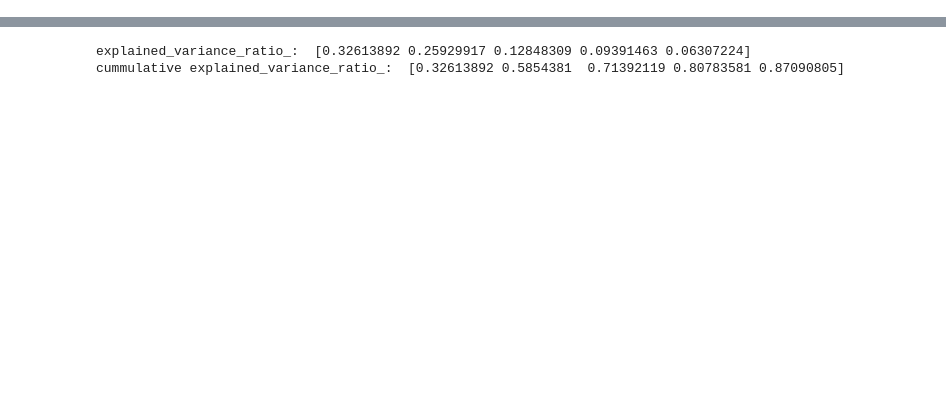
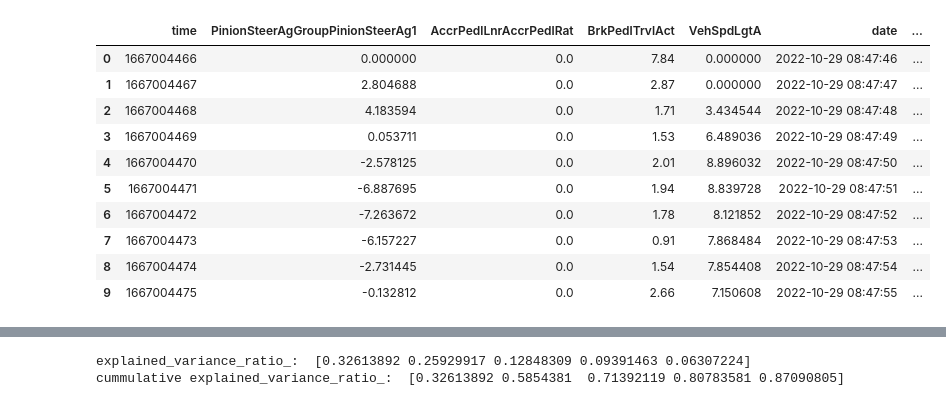
Before and after one commit to LittleLi2020/usage-based-insurance, a Jupyter notebook: lotus/radar_map.ipynb, the cells around one changed output, grey strips where cells are left out. Cells and saved outputs as stored; diff of their text form; code cells hidden in the pictures; blank space fills up the shorter version.

```diff
--- a/lotus/radar_map.ipynb
+++ b/lotus/radar_map.ipynb
@@ -134,7 +159,7 @@ var_column = "PinionSteerAgGroupPinionSteerAg1"
 new_id_column = "time"
 df_pinion = import_data(path,id_column,var_column,new_id_column)
 # %%
-path = r"D:\Research\UBI车险\data\real_data\1029低配数据"
+path = r"E:\UBI车险0105\data\real_data\1029低配数据"
 id_column = "time_2"
 var_column = "AccrPedlLnrAccrPedlRat"
 new_id_column = "time"
@@ -165,5 +193,19 @@ df_merged = df_merged.groupby("journeyID").apply(get_dPinion,pinion = "PinionSte
 df_merged = df_merged.groupby("journeyID").apply(lambda x:x.iloc[1:]).reset_index(drop = True)
 df_merged["is_meaningless"] = df_merged.groupby("journeyID")["VehSpdLgtA"].transform(lambda v: True if (np.sum(v) == 0 or len(v) < 3 * 60) else False)
 df_merged = df_merged[~df_merged["is_meaningless"]].reset_index(drop = True)
+# %%
+df_merged.head(10)
+# %% [output]
+|  | time | PinionSteerAgGroupPinionSteerAg1 | AccrPedlLnrAccrPedlRat | BrkPedlTrvlAct | VehSpdLgtA | date | ... |
+| 0 | 1667004466 | 0.000000 | 0.0 | 7.84 | 0.000000 | 2022-10-29 08:47:46 | ... |
+| 1 | 1667004467 | 2.804688 | 0.0 | 2.87 | 0.000000 | 2022-10-29 08:47:47 | ... |
+| 2 | 1667004468 | 4.183594 | 0.0 | 1.71 | 3.434544 | 2022-10-29 08:47:48 | ... |
+| 3 | 1667004469 | 0.053711 | 0.0 | 1.53 | 6.489036 | 2022-10-29 08:47:49 | ... |
+| 4 | 1667004470 | -2.578125 | 0.0 | 2.01 | 8.896032 | 2022-10-29 08:47:50 | ... |
+| 5 | 1667004471 | -6.887695 | 0.0 | 1.94 | 8.839728 | 2022-10-29 08:47:51 | ... |
+| 6 | 1667004472 | -7.263672 | 0.0 | 1.78 | 8.121852 | 2022-10-29 08:47:52 | ... |
+| 7 | 1667004473 | -6.157227 | 0.0 | 0.91 | 7.868484 | 2022-10-29 08:47:53 | ... |
+| 8 | 1667004474 | -2.731445 | 0.0 | 1.54 | 7.854408 | 2022-10-29 08:47:54 | ... |
+| 9 | 1667004475 | -0.132812 | 0.0 | 2.66 | 7.150608 | 2022-10-29 08:47:55 | ... |
 # %%
 # data process
```
Also changed, not shown: parts of 14 cells of this notebook.
